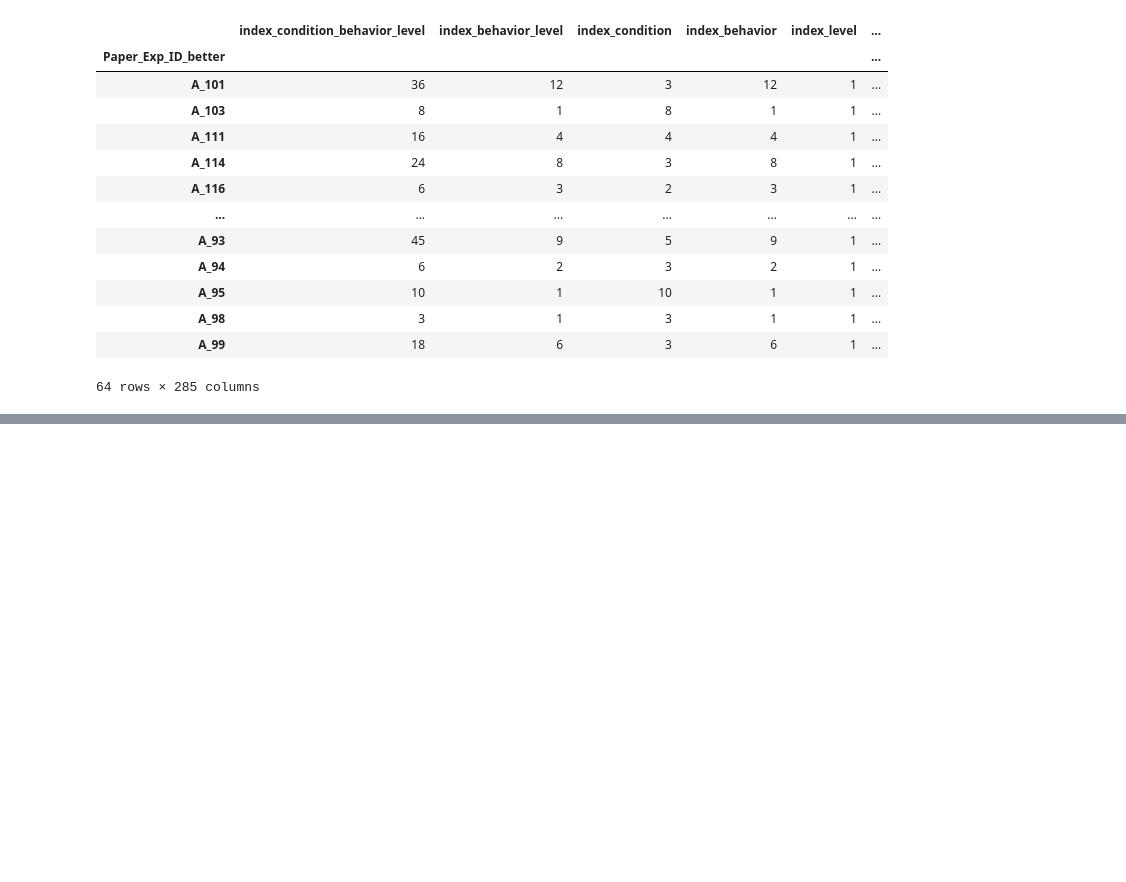
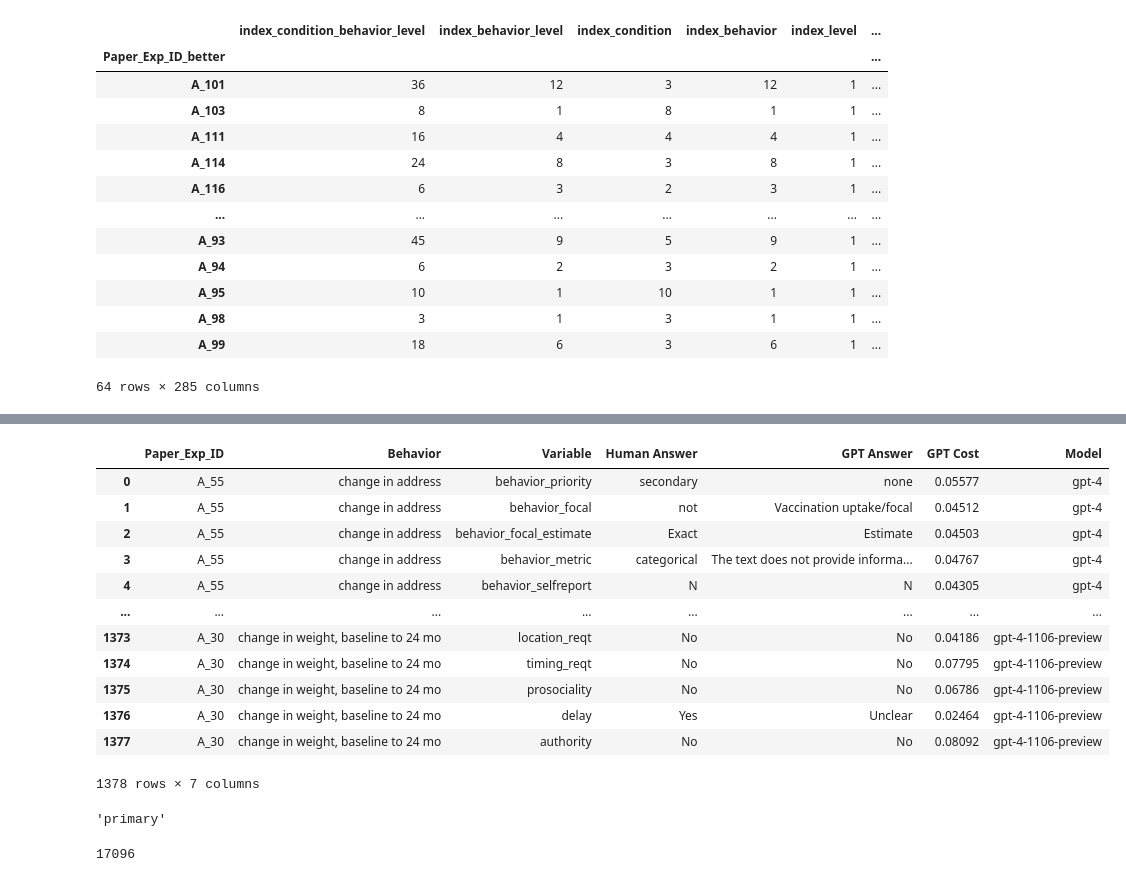
Before and after one commit to Watts-Lab/atlas, a Jupyter notebook: notebooks/gpt_turbo_atlas.ipynb, the cells around one changed output, grey strips where cells are left out. Cells and saved outputs as stored; diff of their text form; code cells hidden in the pictures; blank space fills up the shorter version.

````diff
--- a/notebooks/gpt_turbo_atlas.ipynb
+++ b/notebooks/gpt_turbo_atlas.ipynb
@@ -522,0 +706,16 @@ master_db_df.groupby('Paper_Exp_ID_better').nunique()
+# %%
+pd.read_csv('gpt_behavior.csv')
+# %% [output]
+|  | Paper_Exp_ID | Behavior | Variable | Human Answer | GPT Answer | GPT Cost | Model |
+| 0 | A_55 | change in address | behavior_priority | secondary | none | 0.05577 | gpt-4 |
+| 1 | A_55 | change in address | behavior_focal | not | Vaccination uptake/focal | 0.04512 | gpt-4 |
+| 2 | A_55 | change in address | behavior_focal_estimate | Exact | Estimate | 0.04503 | gpt-4 |
+| 3 | A_55 | change in address | behavior_metric | categorical | The text does not provide informa... | 0.04767 | gpt-4 |
+| 4 | A_55 | change in address | behavior_selfreport | N | N | 0.04305 | gpt-4 |
+| ... | ... | ... | ... | ... | ... | ... | ... |
+| 1373 | A_30 | change in weight, baseline to 24 mo | location_reqt | No | No | 0.04186 | gpt-4-1106-preview |
+| 1374 | A_30 | change in weight, baseline to 24 mo | timing_reqt | No | No | 0.07795 | gpt-4-1106-preview |
+| 1375 | A_30 | change in weight, baseline to 24 mo | prosociality | No | No | 0.06786 | gpt-4-1106-preview |
+| 1376 | A_30 | change in weight, baseline to 24 mo | delay | Yes | Unclear | 0.02464 | gpt-4-1106-preview |
+| 1377 | A_30 | change in weight, baseline to 24 mo | authority | No | No | 0.08092 | gpt-4-1106-preview |
+1378 rows × 7 columns
@@ -522,0 +725,10 @@ master_db_df.groupby('Paper_Exp_ID_better').nunique()
+# %%
+res.choices[0].message.content.replace("\n", "").replace("```json", "").replace("```", "")
+# %% [output]
+'primary'
+# %%
+res.usage.completion_tokens
+
+res.usage.prompt_tokens
+# %% [output]
+17096
````
Also changed, not shown: parts of 12 cells of this notebook, 3 other files.
